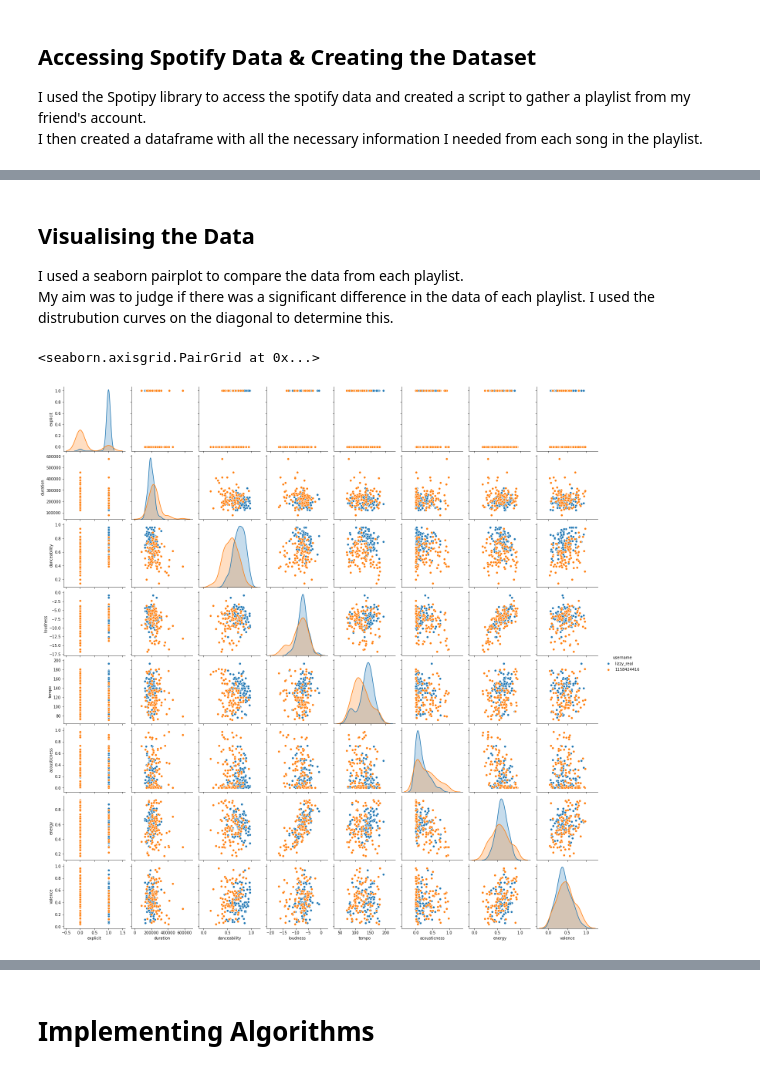
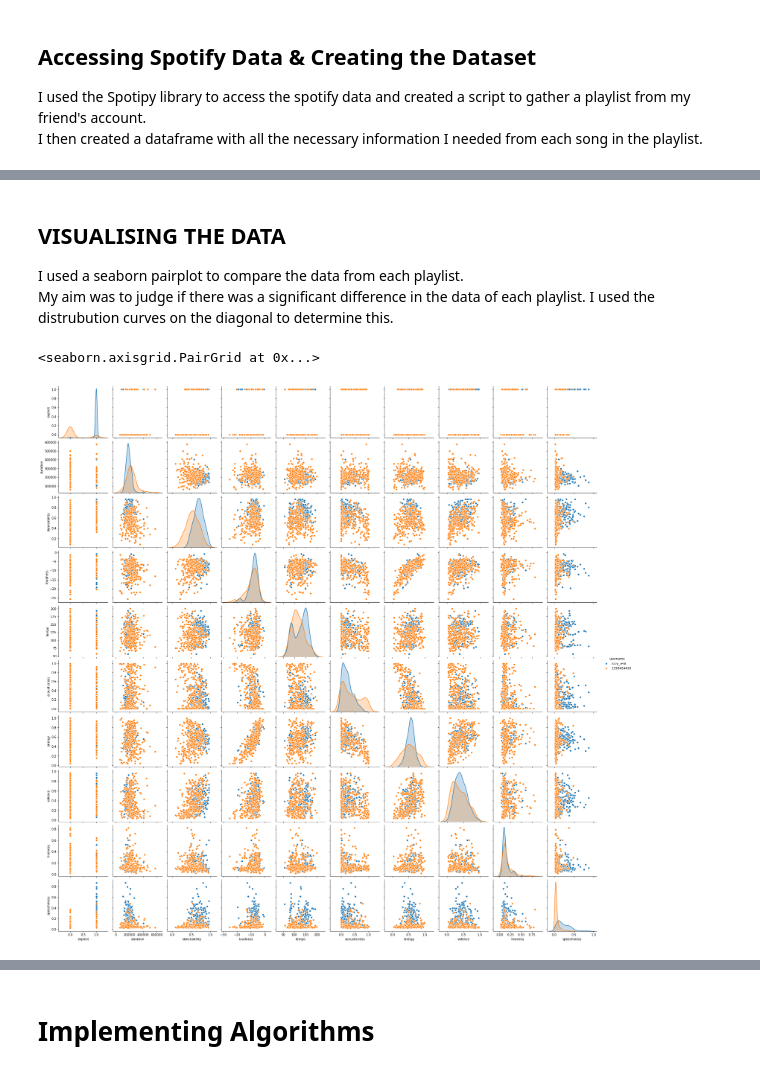
Before and after one commit to bailscodesstuff/Spotify-Music-Taste-Analysis-Project, a Jupyter notebook: Music Taste Analysis.ipynb, the cells around one changed output, grey strips where cells are left out. Drawn from its saved outputs; the diff is of its cells as text; code cells hidden in the pictures.

```diff
--- a/Music Taste Analysis.ipynb
+++ b/Music Taste Analysis.ipynb
@@ -41,22 +34,14 @@ I then created a dataframe with all the necessary information I needed from each
 def get_user_playlist(username, playlist_id, sp):
     offset=0
     playlist_songs = sp.user_playlist_tracks(username, playlist_id, limit=100, fields=None, offset=offset, market=None)['items']
-    #print(playlist_songs[0].keys())
-    #print(type(playlist_songs))
-    #returns a list of dictionary objects
     return playlist_songs
-
-    return tracks
 
 
 def create_dataframe(playlist_songs):
 
     playlist_df = pd.DataFrame()
 
-
-
     playlist_df['artist'] = np.array([song['track']["album"]["artists"][0]["name"] for song in playlist_songs])
-    playlist_df['artist_id'] = np.array([song['track']['album']['artists'][0]['uri'] for song in playlist_songs])
     playlist_df['track_name'] = np.array([song['track']['name'] for song in playlist_songs])
     playlist_df['id'] = np.array([song['track']['id'] for song in playlist_songs])
     playlist_df['username'] = np.array([song['added_by']['id'] for song in playlist_songs])
@@ -72,22 +57,34 @@ def create_dataframe(playlist_songs):
     playlist_df['acousticness'] = np.array([audio_info['acousticness'] for audio_info in audio_analysis])
     playlist_df['energy'] = np.array([audio_info['energy'] for audio_info in audio_analysis])
     playlist_df['valence'] = np.array([audio_info['valence'] for audio_info in audio_analysis])
+    playlist_df['liveness'] = np.array([audio_info['liveness'] for audio_info in audio_analysis])
+    playlist_df['loudness'] = np.array([audio_info['loudness'] for audio_info in audio_analysis])
+    playlist_df['speechiness'] = np.array([audio_info['speechiness'] for audio_info in audio_analysis])
 
     return playlist_df
 # %%
 maya = '1158424416'
 
-m_playlist = get_user_playlist(maya, 'spotify:playlist:1jEd91bSorc9g4ZdCa6tMG',sp) #400
+m_playlist = get_user_playlist(maya, 'spotify:playlist:1jEd91bSorc9g4ZdCa6tMG',sp)
 m_df = create_dataframe(m_playlist)
-e_playlist = get_user_playlist('lizzy_real','spotify:playlist:5f6r5dtGWyCqVnwugk83zA', sp) #400
+
+m_playlist2 = get_user_playlist(maya, 'spotify:playlist:3NHcPHaQXFJsqAxEySZz1t',sp)
+m_df2 = create_dataframe(m_playlist2)
+
+m_playlist3 = get_user_playlist(maya, 'spotify:playlist:3NXxpmpT7wqRCqCDMpMe8X',sp)
+m_df3 = create_dataframe(m_playlist3)
+
+e_playlist = get_user_playlist('lizzy_real','spotify:playlist:5f6r5dtGWyCqVnwugk83zA', sp)
 e_df = create_dataframe(e_playlist)
+
+e_playlist2 = get_user_playlist('lizzy_real','spotify:playlist:17GkBAfkdTCWA4bWbLSdh7', sp)
+e_df2 = create_dataframe(e_playlist2)
+
+e_playlist3 = get_user_playlist('lizzy_real','spotify:playlist:2ovGMJNOzr4B1kbhZm4Uou', sp)
+e_df3 = create_dataframe(e_playlist3)
+
 #display(e_df)
 
 
-merged_df = e_df.append(m_df)
-
-#for info in m_playlist:
-    #print(info['track']["album"]["artists"][0]["name"])
-
-
-#pp.pprint(m_playlist[358])
+df_songs = e_df.append([m_df,m_df2,m_df3,e_df2,e_df3])
+df_songs['username'].value_counts()
@@ -110,12 +111,12 @@ display(merged_df)
 # %% [markdown]
-## Visualising the Data
+## VISUALISING THE DATA
 
 I used a seaborn pairplot to compare the data from each playlist.
 My aim was to judge if there was a significant difference in the data of each playlist. I used the distrubution curves on the diagonal to determine this.
 # %%
 ## doing a pairplot to see if there's a noticiable difference in their music
-music_pairplot = sns.pairplot(merged_df, hue='username')
+music_pairplot = sns.pairplot(df_songs, hue='username')
 music_pairplot
 # %% [output]
 <seaborn.axisgrid.PairGrid at 0x...>
-[figure, old version]
+[figure, new version]
```
Also changed, not shown: parts of 90 cells of this notebook, 16 other files.
